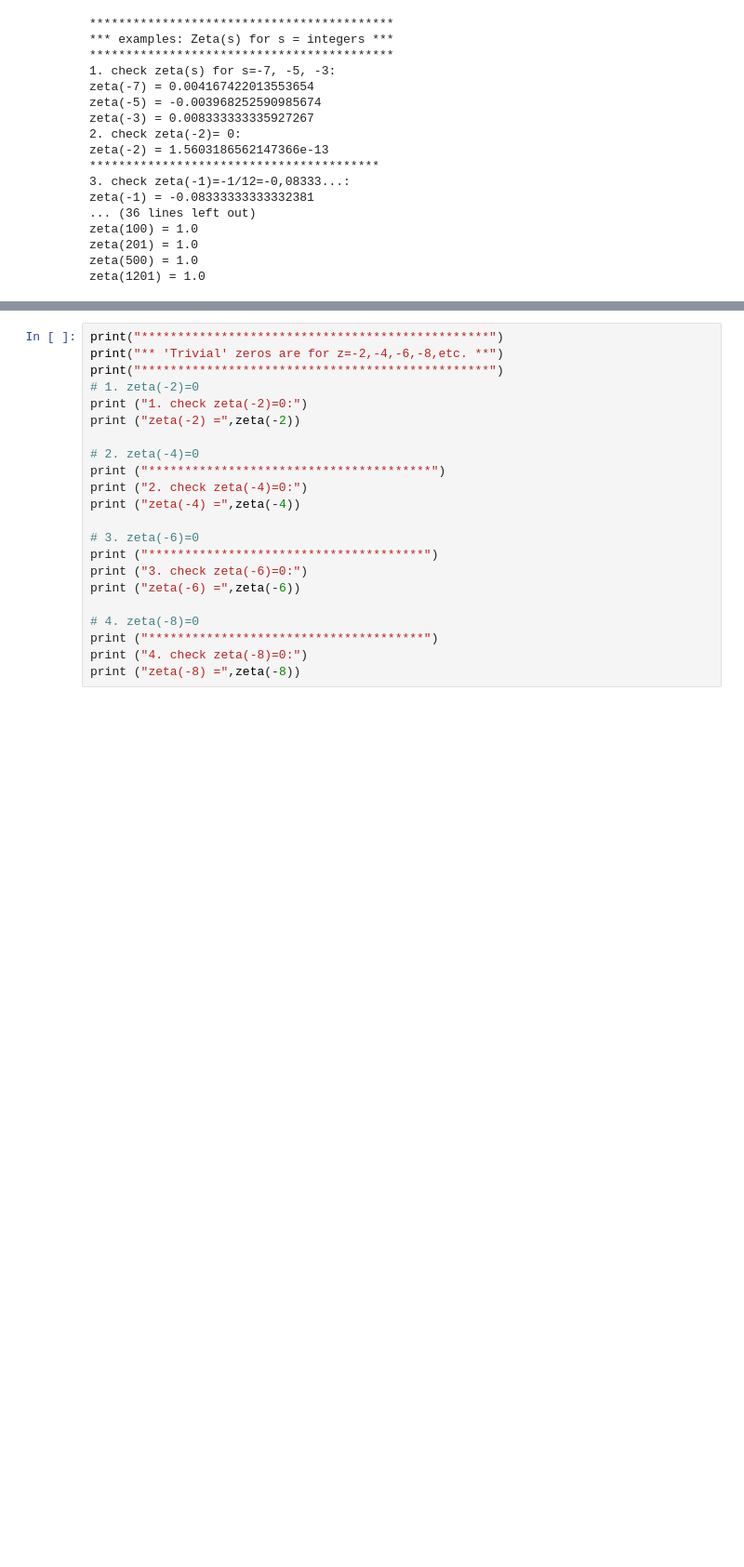
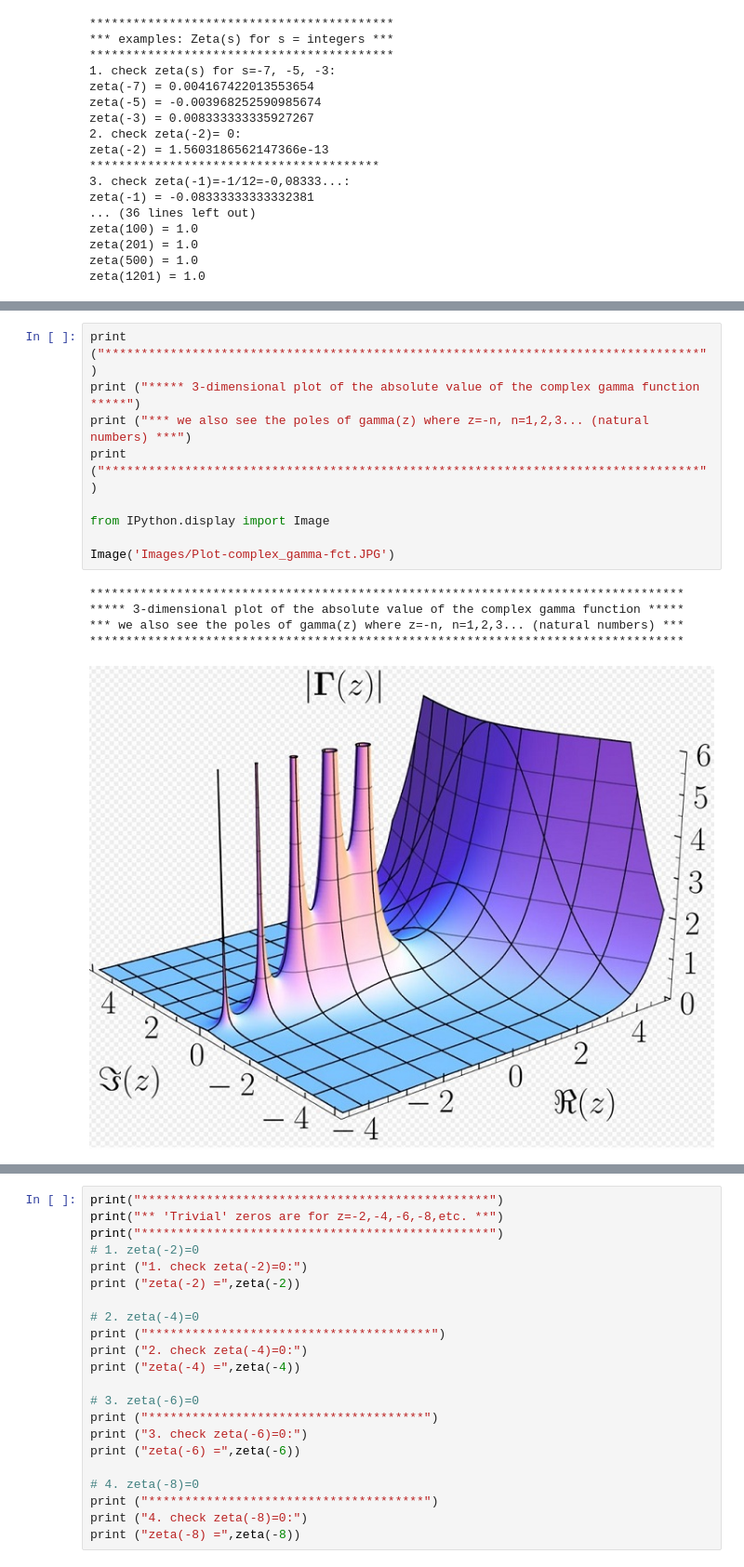
Before and after one commit to HVoellinger/Mathematics, a Jupyter notebook: RiemannZetaFct_and_RiemannHypothesis.ipynb, the cells around one changed output, grey strips where cells are left out. Shown at 93% size. Saved outputs shown, nothing was run; the diff lists cells and outputs as text; blank space fills up the shorter version.

```diff
--- a/RiemannZetaFct_and_RiemannHypothesis.ipynb
+++ b/RiemannZetaFct_and_RiemannHypothesis.ipynb
@@ -295 +299,16 @@ Image('Images/Riemann_functional_equation.JPG')
 [figure]
+# %%
+print ("**********************************************************************************")
+print ("***** 3-dimensional plot of the absolute value of the complex gamma function *****")
+print ("*** we also see the poles of gamma(z) where z=-n, n=1,2,3... (natural numbers) ***")
+print ("**********************************************************************************")
+
+from IPython.display import Image
+
+Image('Images/Plot-complex_gamma-fct.JPG')
+# %% [output]
+**********************************************************************************
+***** 3-dimensional plot of the absolute value of the complex gamma function *****
+*** we also see the poles of gamma(z) where z=-n, n=1,2,3... (natural numbers) ***
+**********************************************************************************
+[figure, added]
```
Also changed, not shown: parts of 6 cells of this notebook, 5 other files.
